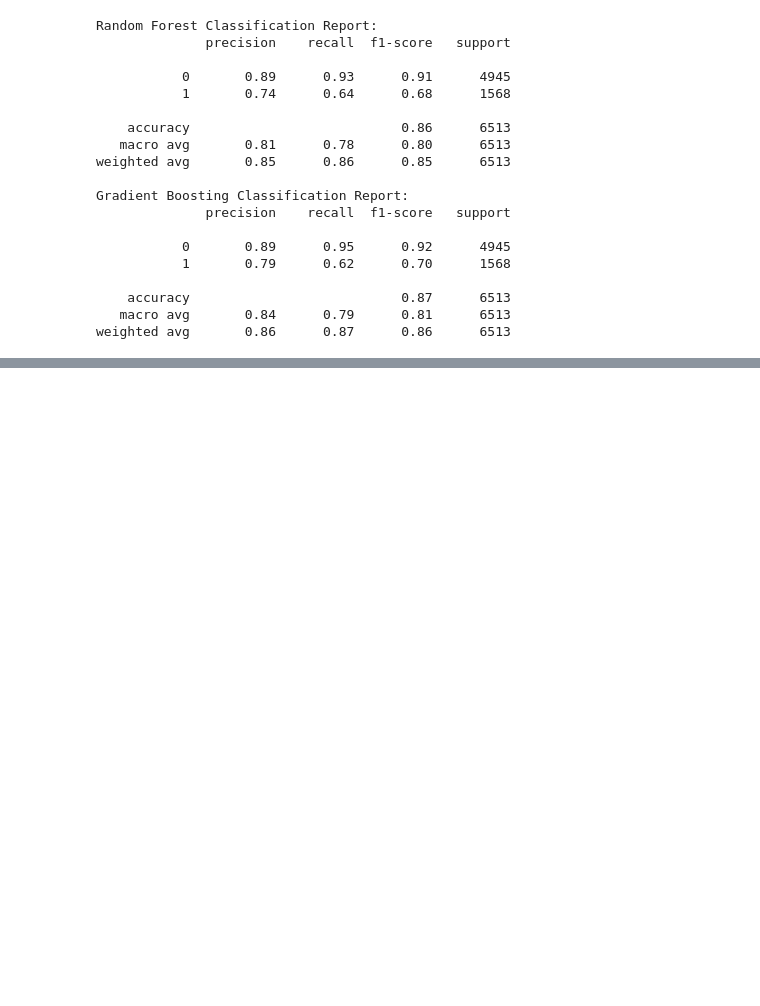
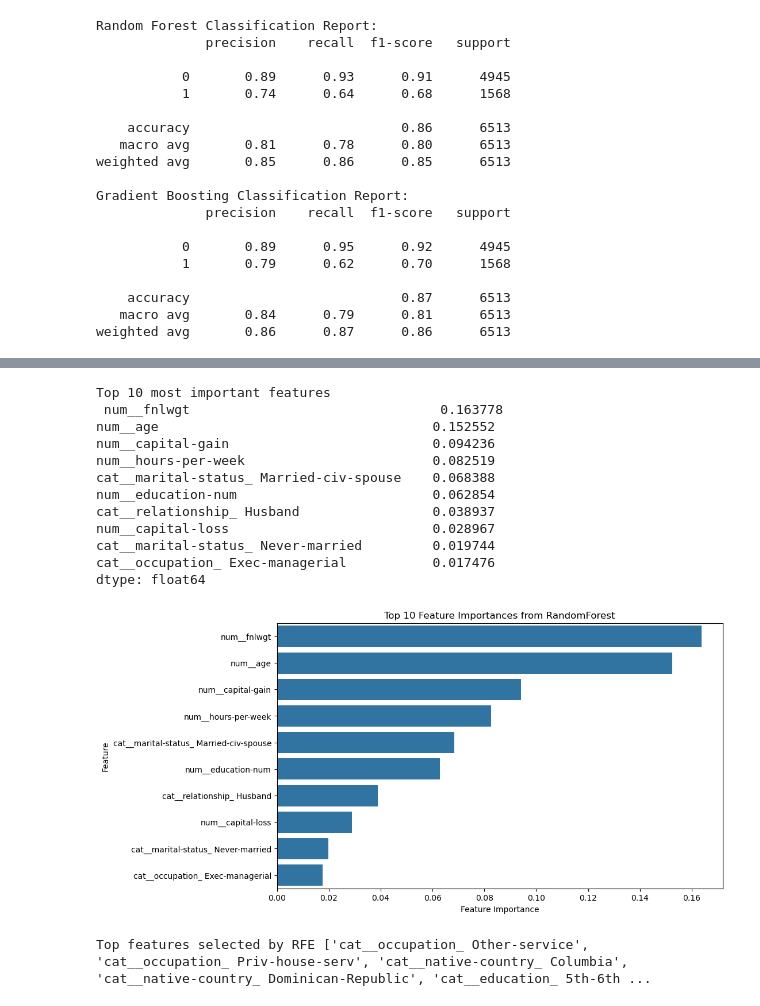
Before and after one commit to Kunshu-Z/SD7502-Assignment-1, a Jupyter notebook: 2220145&2220115_Assignment1_SD7502.ipynb, the cells around one changed output, grey strips where cells are left out. Drawn from its saved outputs; the diff is of its cells as text; code cells hidden in the pictures; blank space fills up the shorter version.

```diff
--- a/2220145&2220115_Assignment1_SD7502.ipynb
+++ b/2220145&2220115_Assignment1_SD7502.ipynb
@@ -196,0 +217,62 @@ weighted avg       0.86      0.87      0.86      6513
+# %%
+#Using Random Forest for Feature Selection
+
+from sklearn.ensemble import RandomForestClassifier
+
+#Initialising the model
+rf_model = RandomForestClassifier(random_state=42)
+
+#Fitting the model on the preprocessed data
+rf_model.fit(X_preprocessed, y)
+
+#Getting feature importances
+importances = rf_model.feature_importances_
+
+#Map the feature importances to feature names
+feature_names = preprocessor.get_feature_names_out()
+feature_importances = pd.Series(importances, index=feature_names).sort_values(ascending=False)
+
+#Printing the top 10 most important features for demonstration (via .head())
+print("Top 10 most important features\n", feature_importances.head(10))
+
+#Plotting the feature importances
+plt.figure(figsize=(10, 6))
+sns.barplot(x=feature_importances.head(10), y=feature_importances.head(10).index)
+plt.title("Top 10 Feature Importances from RandomForest")
+plt.xlabel("Feature Importance")
+plt.ylabel("Feature")
+plt.show()
+# %% [output]
+Top 10 most important features
+ num__fnlwgt                                0.163778
+num__age                                   0.152552
+num__capital-gain                          0.094236
+num__hours-per-week                        0.082519
+cat__marital-status_ Married-civ-spouse    0.068388
+num__education-num                         0.062854
+cat__relationship_ Husband                 0.038937
+num__capital-loss                          0.028967
+cat__marital-status_ Never-married         0.019744
+cat__occupation_ Exec-managerial           0.017476
+dtype: float64
+[figure, added]
+# %%
+#Using Recursive Feature Elimination (RFE) to recursively remove the least
+#important features and building the model on the features that remain
+
+from sklearn.feature_selection import RFE
+
+#Initialising a logestic regression model for RFE
+logistic_model = LogisticRegression(random_state=42, max_iter=1000)
+
+#Performing RFE
+rfe = RFE(estimator=logistic_model, n_features_to_select=10)
+rfe = rfe.fit(X_preprocessed, y)
+
+#Getting the ranking of features
+rfe_ranking = pd.Series(rfe.ranking_, index=feature_names).sort_values()
+
+#Printing the top features selected by RFE
+print("Top features selected by RFE", rfe_ranking[rfe_ranking == 1].index.tolist())
+# %% [output]
+Top features selected by RFE ['cat__occupation_ Other-service', 'cat__occupation_ Priv-house-serv', 'cat__native-country_ Columbia', 'cat__native-country_ Dominican-Republic', 'cat__education_ 5th-6th ...
```
Also changed, not shown: parts of 4 cells of this notebook.
